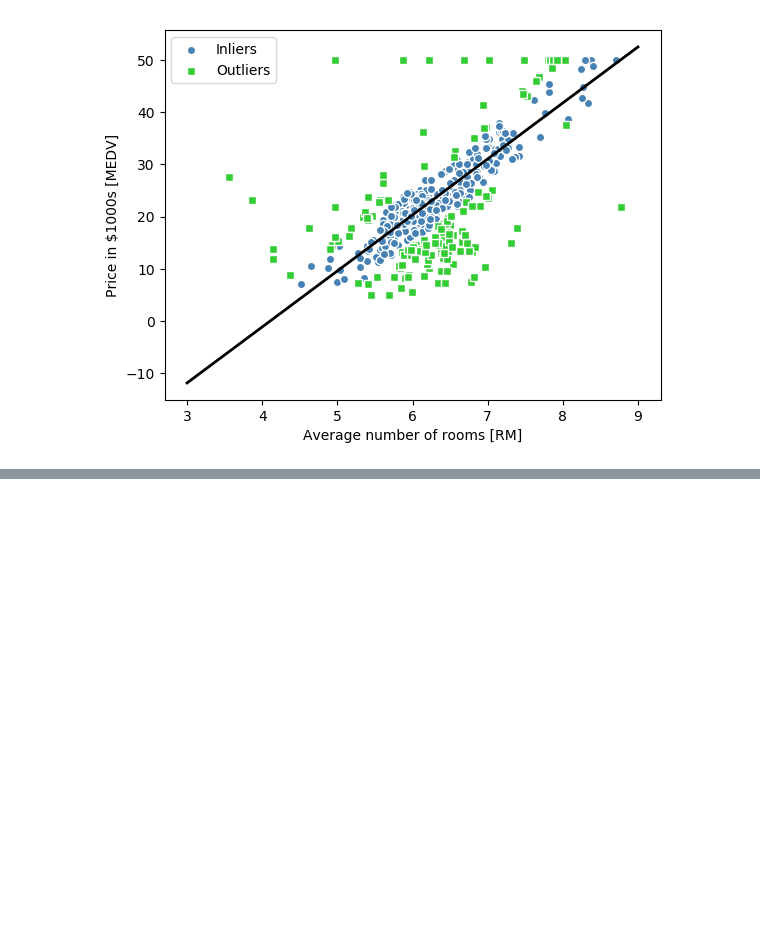
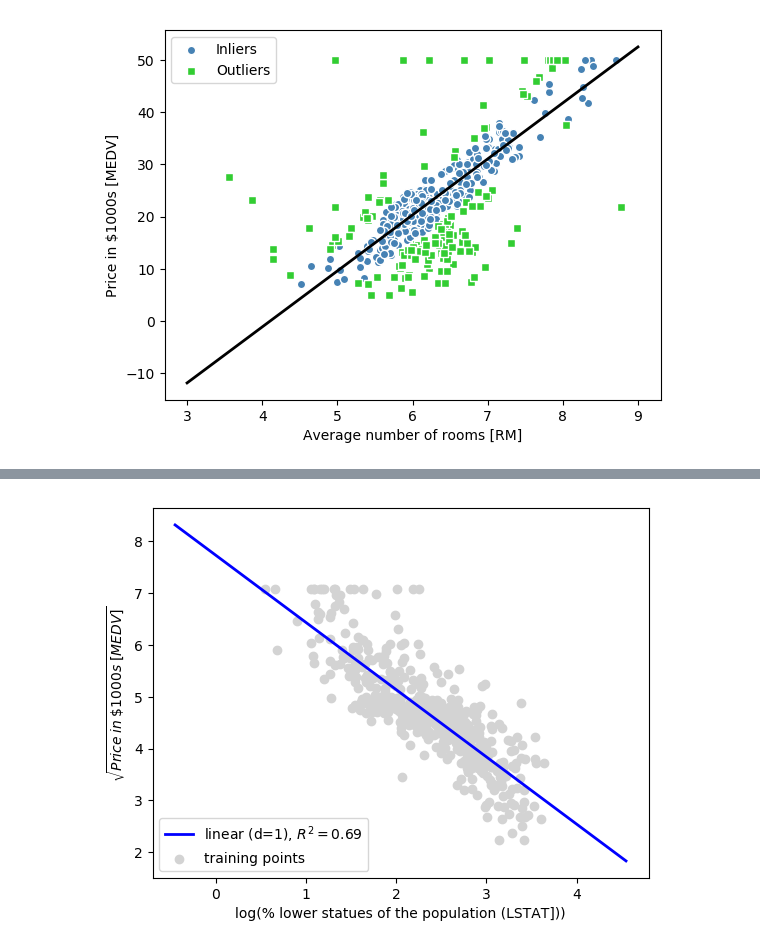
Before and after one commit to PM-LiuGang/myself, a Jupyter notebook: 刷过的书/python_机器学习/第10章.ipynb, the cells around one changed output, grey strips where cells are left out. Cells and saved outputs as stored; diff of their text form; code cells hidden in the pictures; blank space fills up the shorter version.

```diff
--- a/刷过的书/python_机器学习/第10章.ipynb
+++ b/刷过的书/python_机器学习/第10章.ipynb
@@ -199,0 +300,17 @@ array([ True,  True,  True,  True,  True,  True,  True,  True,  True,
+# %%
+xLog = np.log(X)
+ySqrt = np.sqrt(y)
+
+xFit = np.arange(xLog.min() - 1, xLog.max() +1, 1)[:, np.newaxis] # 验证集
+regr = regr.fit(xLog, ySqrt) # 源数据拟合
+yLinFit = regr.predict(xFit) # 预测验证集的结果
+linearR2 = r2_score(ySqrt, regr.predict(xLog)) # 计算源数据集的R2系数
+
+plt.scatter(xLog, ySqrt, label="training points", color="lightgray")
+plt.plot(xFit, yLinFit, label="linear (d=1), $R^2=%.2f$" % linearR2, color="blue", lw=2) #
+plt.xlabel("log(% lower statues of the population (LSTAT]))")
+plt.ylabel("$\sqrt{Price \; in \; \$1000s \; [MEDV]}$")
+plt.legend(loc="lower left")
+plt.show()
+# %% [output]
+[figure, added]
```
Also changed, not shown: parts of 15 cells of this notebook.
